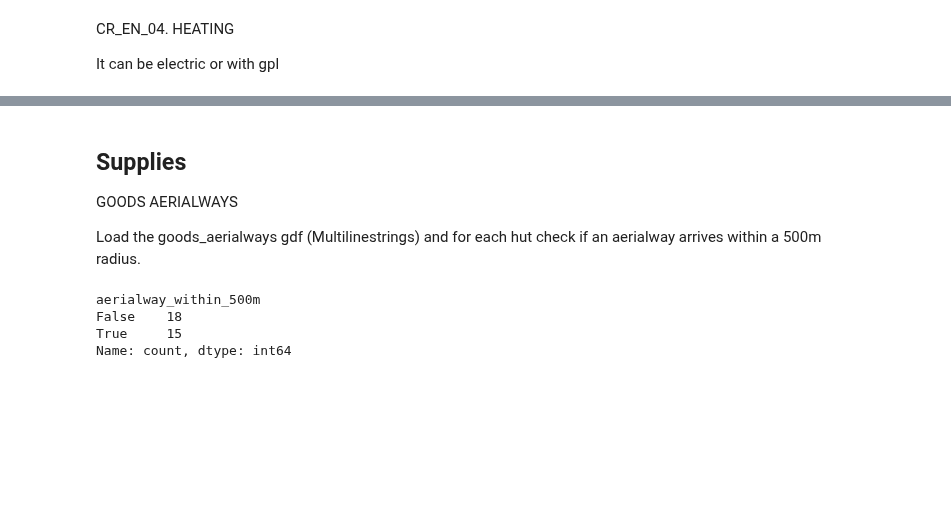
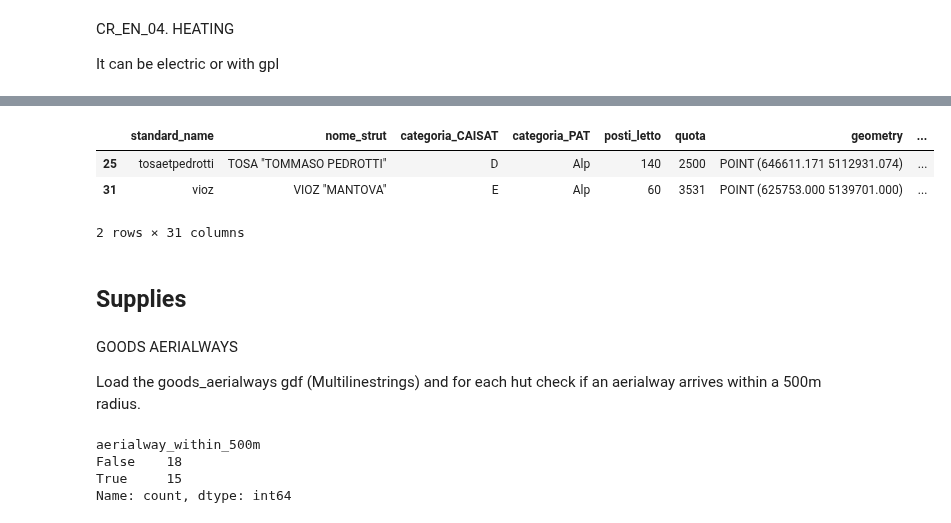
Before and after one commit to dclfbk/alpinehutsustainability, a Jupyter notebook: code/mcdm_analysis.ipynb, the cells around one changed output, grey strips where cells are left out. Saved outputs shown, nothing was run; the diff lists cells and outputs as text; code cells hidden in the pictures; blank space fills up the shorter version.

Commit message:
added cross-check with energy sources for heating

```diff
--- a/code/mcdm_analysis.ipynb
+++ b/code/mcdm_analysis.ipynb
@@ -171,7 +180,7 @@ def determine_energy(row):
     if row['idroelettrico'] == 1:
         res.append('hydroelectric')
     if row['rete_elettrica'] == 1:
-        res.append('electric_grid')
+        res.append('public_electricity')
     if row['gas_gpl'] == 1:
         res.append('gas')
     if row['solare_termico'] == 1:
@@ -257,0 +262,14 @@ CR_WS_06. WASTE WATERS TREATMENT
+# %%
+for idx, row in merged_df.iterrows():
+    if row['CR_EN_04'] != 'elettrico' and row['CR_EN_04'] != 'gasolio':
+        energy_sources = row['CR_EN_01']
+        renewable_sources = ['hydroelectric', 'solar_thermal', 'photovoltaic']
+        ren_options = [source for source in energy_sources if source in renewable_sources]
+        # check rene
+        if ren_options:
+            print(f"Found a renewable heating option! {ren_options} in {row['standard_name']}")
+            merged_df.at[idx, 'CR_EN_04'] = 'renewable_option'
+        # check public electricity
+        elif 'public_electricity' in energy_sources:
+            print(f"Found a public electricity for heating! In {row['standard_name']}")
+            merged_df.at[idx, 'CR_EN_04'] = 'public_electricity'
@@ -258,5 +305,14 @@ CR_WS_06. WASTE WATERS TREATMENT
+# %%
+merged_df[merged_df['CR_EN_04'].isna()]
+# %% [output]
+|  | standard_name | nome_strut | categoria_CAISAT | categoria_PAT | posti_letto | quota | geometry | ... |
+| 25 | tosaetpedrotti | TOSA "TOMMASO PEDROTTI" | D | Alp | 140 | 2500 | POINT (646611.171 5112931.074) | ... |
+| 31 | vioz | VIOZ "MANTOVA" | E | Alp | 60 | 3531 | POINT (625753.000 5139701.000) | ... |
+2 rows × 31 columns
+# %% [markdown]
+## Supplies
 # %% [markdown]
-## Supplies
+
 GOODS AERIALWAYS
 
 Load the goods_aerialways gdf (Multilinestrings) and for each hut check if an aerialway arrives within a 500m radius.
```
Also changed, not shown: parts of 36 cells of this notebook, 1 other file.
